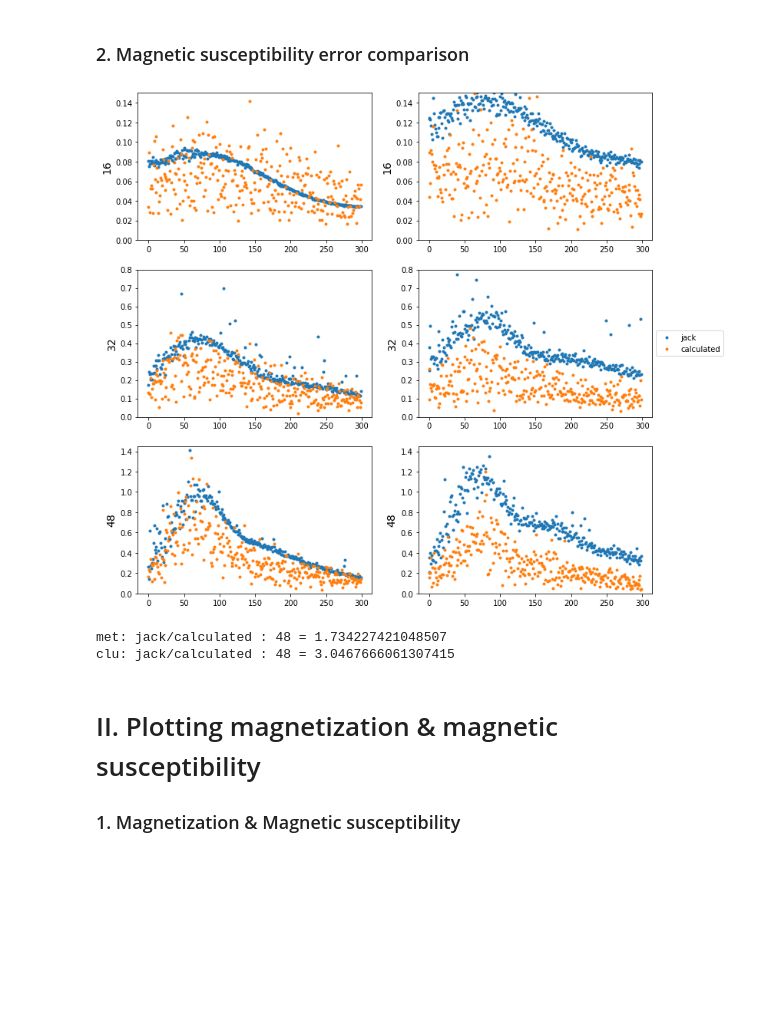
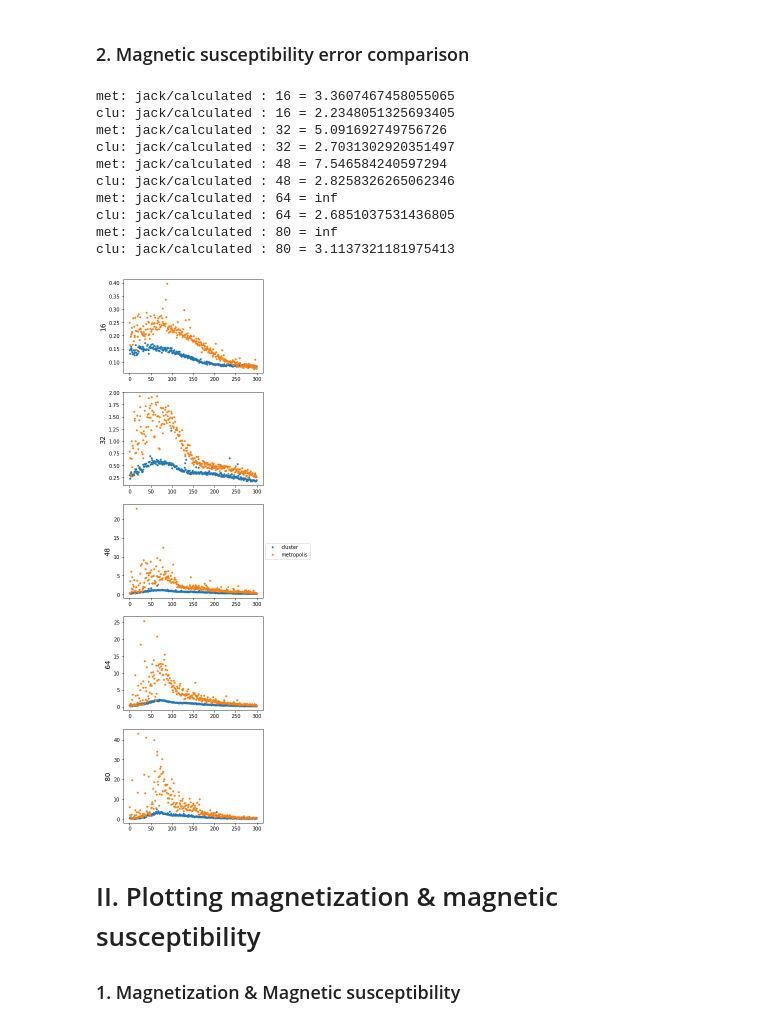
Before and after one commit to aadeliee22/MCMCIsing_SLMC, a Jupyter notebook: python/2nd+4th/plot_cluster.ipynb, the cells around one changed output. Cells and saved outputs as stored; diff of their text form; code cells hidden in the pictures; blank space fills up the shorter version.

Commit message:
error

```diff
--- a/python/2nd+4th/plot_cluster.ipynb
+++ b/python/2nd+4th/plot_cluster.ipynb
@@ -10,7 +10,7 @@ f.append(pd.read_csv(path + 'wolff_32.txt', sep=' ', header=0))
 f.append(pd.read_csv(path + 'wolff_48.txt', sep=' ', header=0))
 f.append(pd.read_csv(path + 'wolff_64.txt', sep=' ', header=0))
 f.append(pd.read_csv(path + 'wolff_80.txt', sep=' ', header=0))
-ferr=pd.read_csv('../txtfiles-4/cluster_error(all).txt', sep=' ', header=0)
+ferr=pd.read_csv('../txtfiles-4/cluster_error.txt', sep=' ', header=0)
 
 g=[]
 path2 = '../txtfiles-1/'
@@ -87,8 +87,8 @@ for j in range (100, 400):
     ff[4][2][j-100]=np.average(f[4].ms[j*5:j*5+5])
     fferr[4][1][j-100]=np.std(f[4].m[j*5:j*5+5])
     fferr[4][2][j-100]=np.std(f[4].ms[j*5:j*5+5])
-gg=np.zeros((cases2, 3,300))
-ggerr=np.zeros((cases2, 3, 300))
+gg=np.zeros((cases, 3,300))
+ggerr=np.zeros((cases, 3, 300))
 index=np.arange(300)
 for i in range (cases2):
     for j in range (300):
@@ -160,26 +160,30 @@ Metropolis:
 ### 2. Magnetic susceptibility error comparison
 # %%
 y=np.zeros(300)
-fig, ax = plt.subplots(3, 2, figsize=(12, 12))
-for i in range (cases2):
-    ax[i, 1].plot(index, ferr.err_ms[300*i:300*i+300], '.', label='jack')
-    ax[i, 1].plot(index, fferr[i][2], '.', label='calculated')
-    ax[i, 1].set_ylabel(16*(1+i), fontsize=14)
-    ax[i, 0].plot(index, gerr.err_ms[300*i:300*i+300], '.', label='jack')
-    ax[i, 0].plot(index, ggerr[i][2], '.', label='calculated')
-    ax[i, 0].set_ylabel(16*(1+i), fontsize=14)
+fig, ax = plt.subplots(5, 1, figsize=(5, 20))
+for i in range (cases):
+    ax[i].plot(index, ferr.err_ms[300*i:300*i+300], '.', label='cluster')
+    ax[i].set_ylabel(16*(1+i), fontsize=14)
+    ax[i].plot(index, gerr.err_ms[300*i:300*i+300], '.', label='metropolis')
+    ax[i].set_ylabel(16*(1+i), fontsize=14)
     y2=(ferr.err_ms[300*i:300*i+300])/(fferr[i][2])
     y=(gerr.err_ms[300*i:300*i+300])/(ggerr[i][2])
-    ax[i, 0].set_ylim(0, 0.15+0.65*i)
-    ax[i, 1].set_ylim(0, 0.15+0.65*i)
-ax[1, 1].legend(loc='center left', bbox_to_anchor=(1, 0.5))
+    print('met: jack/calculated :', 16*(1+i), '=', np.average(y))
+    print('clu: jack/calculated :', 16*(1+i), '=', np.average(y2))
+ax[2].legend(loc='center left', bbox_to_anchor=(1, 0.5))
 plt.show()
-print('met: jack/calculated :', 16*(1+i), '=', np.average(y))
-print('clu: jack/calculated :', 16*(1+i), '=', np.average(y2))
 # %% [output]
+met: jack/calculated : 16 = 3.3607467458055065
+clu: jack/calculated : 16 = 2.2348051325693405
+met: jack/calculated : 32 = 5.091692749756726
+clu: jack/calculated : 32 = 2.7031302920351497
+met: jack/calculated : 48 = 7.546584240597294
+clu: jack/calculated : 48 = 2.8258326265062346
+met: jack/calculated : 64 = inf
+clu: jack/calculated : 64 = 2.6851037531436805
+met: jack/calculated : 80 = inf
+clu: jack/calculated : 80 = 3.1137321181975413
-[figure, old version]
+[figure, new version]
-met: jack/calculated : 48 = 1.734227421048507
-clu: jack/calculated : 48 = 3.0467666061307415
 # %% [markdown]
 # II. Plotting magnetization & magnetic susceptibility
 ### 1. Magnetization & Magnetic susceptibility
```
Also changed, not shown: parts of 2 cells of this notebook, 7 other files.
